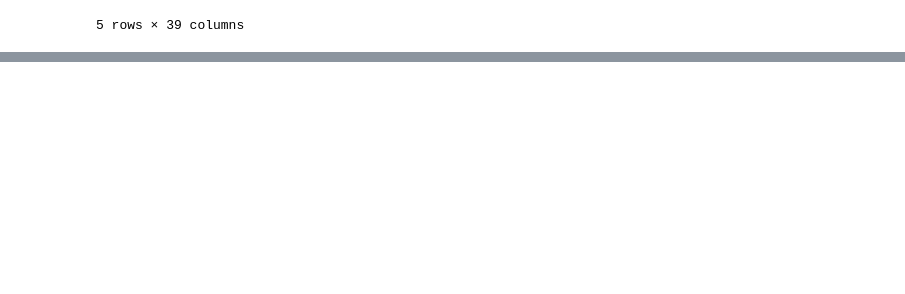
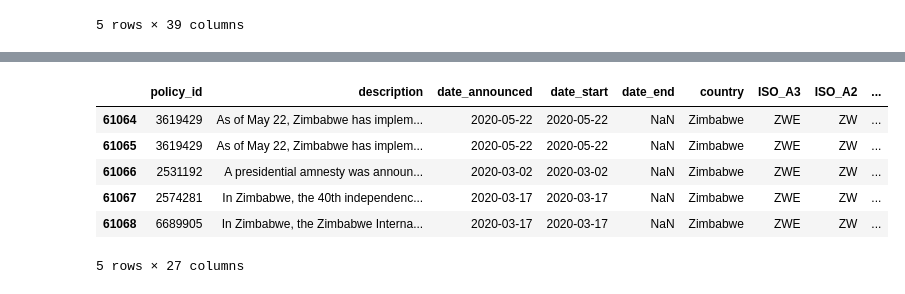
Before and after one commit to Kpearson72/etl-project-team4, a Jupyter notebook: Karen_working_directory/Karen_working_notebook.ipynb, the cells around one changed output, grey strips where cells are left out. Cells and saved outputs as stored; diff of their text form; code cells hidden in the pictures; blank space fills up the shorter version.

```diff
--- a/Karen_working_directory/Karen_working_notebook.ipynb
+++ b/Karen_working_directory/Karen_working_notebook.ipynb
@@ -23,0 +50,11 @@ gov_df.head()
+# %%
+# checking
+gov_df_drop.tail()
+# %% [output]
+|  | policy_id | description | date_announced | date_start | date_end | country | ISO_A3 | ISO_A2 | ... |
+| 61064 | 3619429 | As of May 22, Zimbabwe has implem... | 2020-05-22 | 2020-05-22 | NaN | Zimbabwe | ZWE | ZW | ... |
+| 61065 | 3619429 | As of May 22, Zimbabwe has implem... | 2020-05-22 | 2020-05-22 | NaN | Zimbabwe | ZWE | ZW | ... |
+| 61066 | 2531192 | A presidential amnesty was announ... | 2020-03-02 | 2020-03-02 | NaN | Zimbabwe | ZWE | ZW | ... |
+| 61067 | 2574281 | In Zimbabwe, the 40th independenc... | 2020-03-17 | 2020-03-17 | NaN | Zimbabwe | ZWE | ZW | ... |
+| 61068 | 6689905 | In Zimbabwe, the Zimbabwe Interna... | 2020-03-17 | 2020-03-17 | NaN | Zimbabwe | ZWE | ZW | ... |
+5 rows × 27 columns
```
Also changed, not shown: parts of 20 cells of this notebook.
